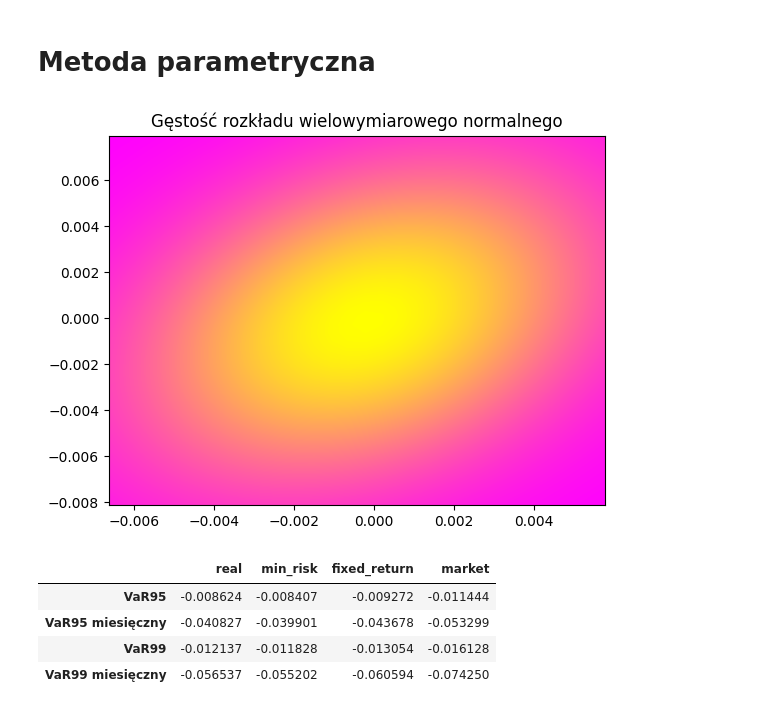
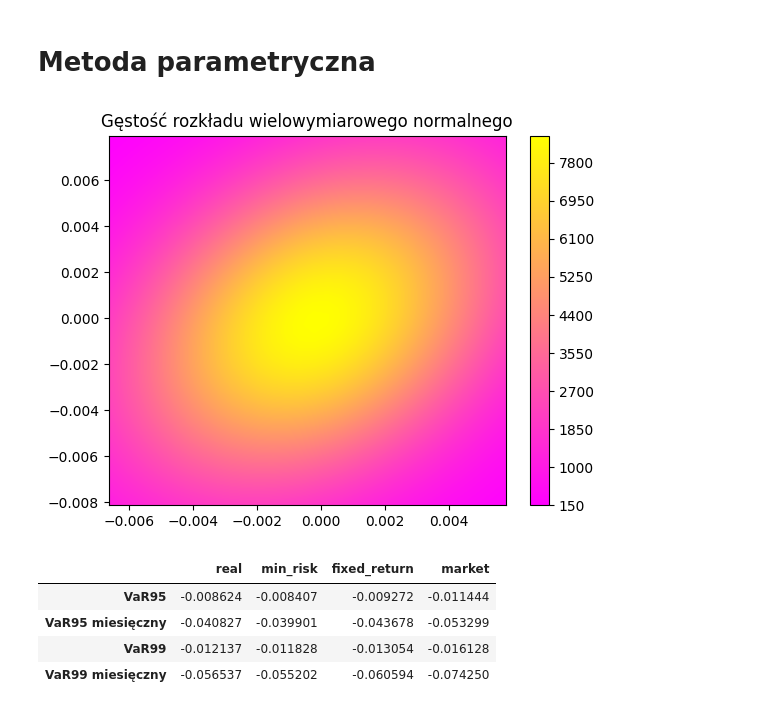
Before and after one commit to OlaHodera/risk, a Jupyter notebook: projekt4/var/multi_asset_var.ipynb, the cells around one changed output. Drawn from its saved outputs; the diff is of its cells as text; code cells hidden in the pictures.

```diff
--- a/projekt4/var/multi_asset_var.ipynb
+++ b/projekt4/var/multi_asset_var.ipynb
@@ -38,15 +38,16 @@ summary
 # %%
 mean, cov = stats.multivariate_normal.fit(returns)
 rv = stats.multivariate_normal(mean, cov)
 step_cny = (returns.CNY.max() - returns.CNY.min()) / 100
 step_eur = (returns.EUR.max() - returns.EUR.min()) / 100
 x, y = np.mgrid[returns.CNY.quantile(.05): returns.CNY.quantile(.95): step_cny, returns.EUR.quantile(.05): returns.EUR.quantile(.95): step_eur]
 pos = np.dstack((x, y))
-plt.contourf(x, y, rv.pdf(pos), cmap='spring', levels=200)
+contour = plt.contourf(x, y, rv.pdf(pos), cmap='spring', levels=200)
+plt.colorbar(contour)
 plt.title('Gęstość rozkładu wielowymiarowego normalnego')
 plt.savefig("wykresy\\wykres.png")
 # %% [output]
-[figure, old version]
+[figure, new version]
 # %%
 summary_parametric = pd.DataFrame(
     index=['VaR95', 'VaR95 miesięczny', 'VaR99', 'VaR99 miesięczny']
```
Also changed, not shown: 1 other file.
